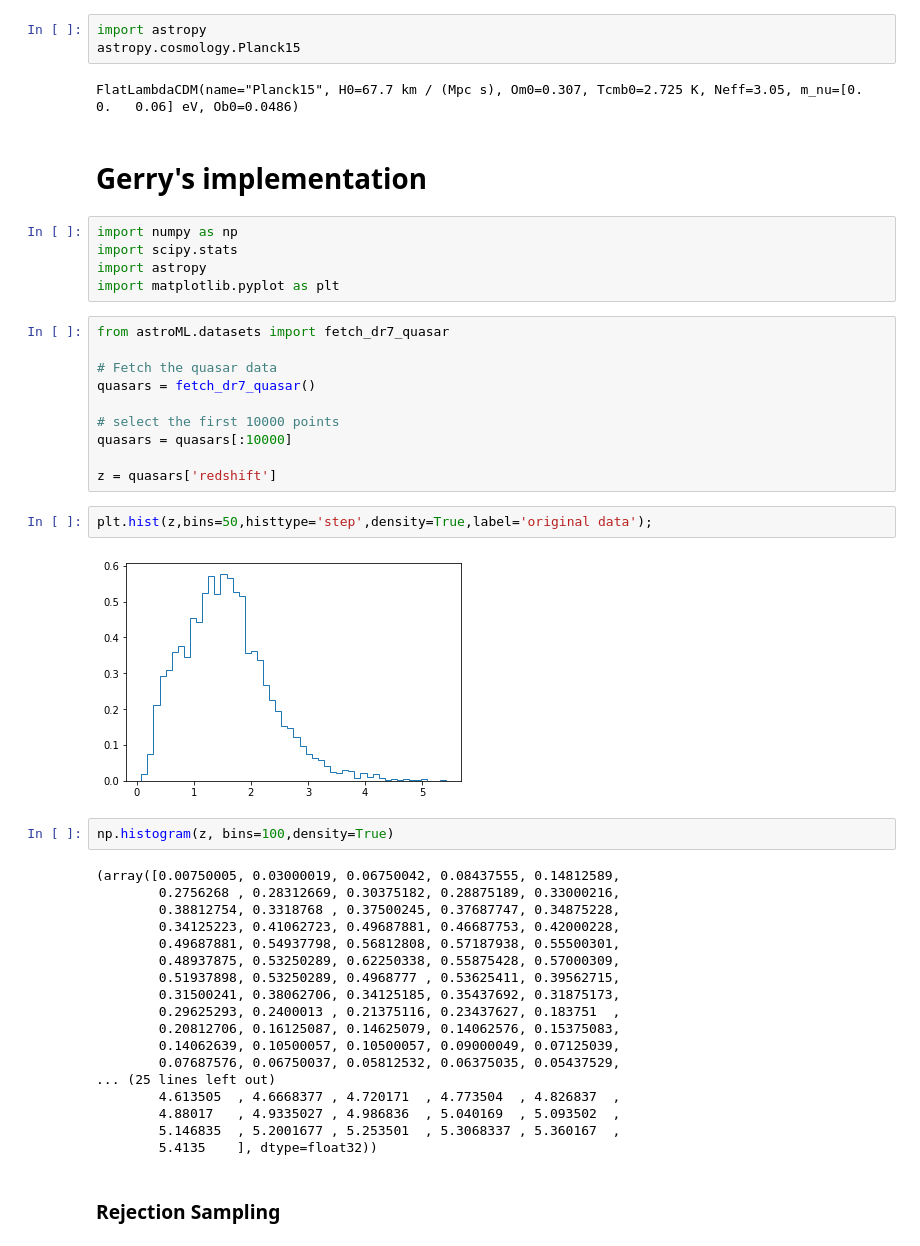
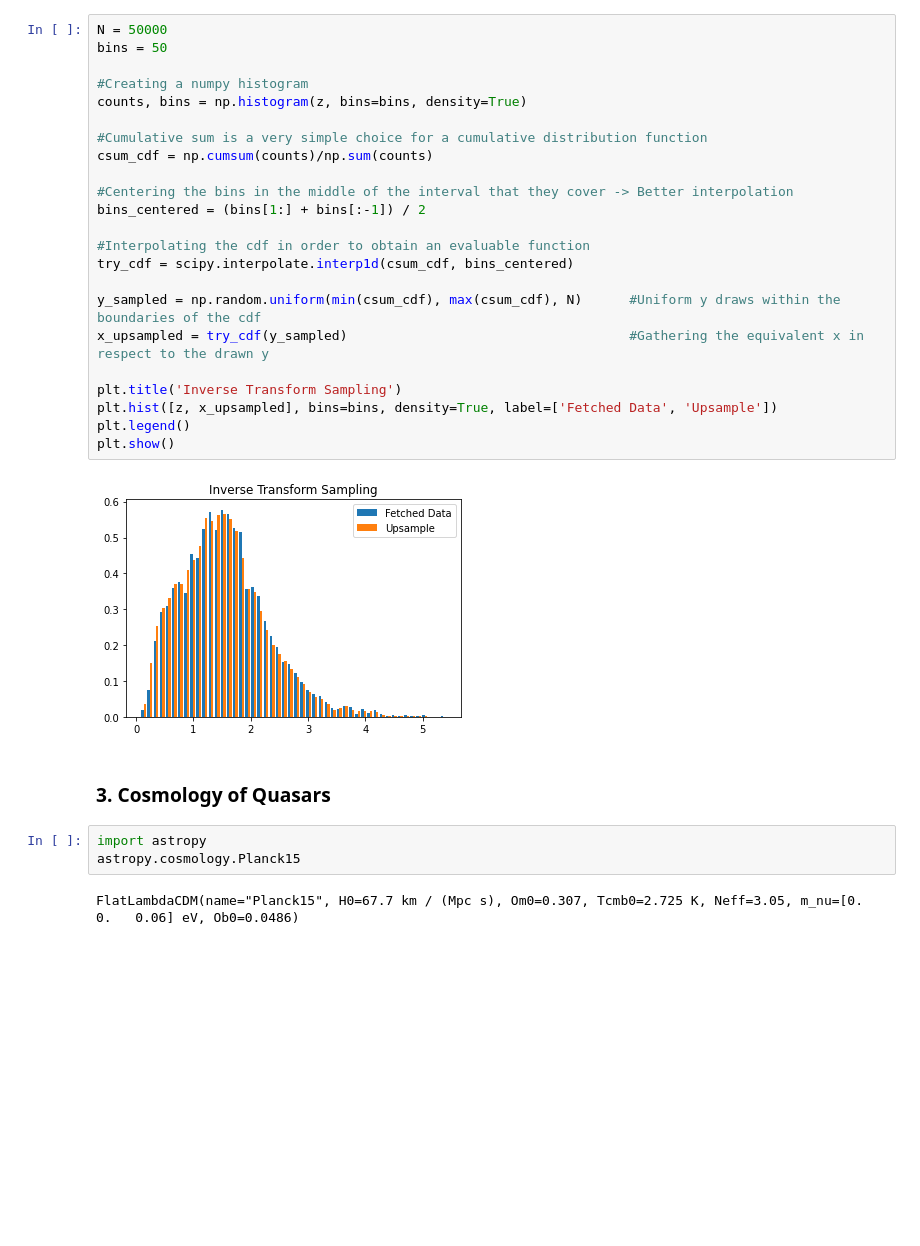
Before and after one commit to olli-e-benji/Astrostatistics-and-Machine-Learning-2023, a Jupyter notebook: working/L04_Quasars.ipynb, the cells around one changed output. Cells and saved outputs as stored; diff of their text form; blank space fills up the shorter version.

```diff
--- a/working/L04_Quasars.ipynb
+++ b/working/L04_Quasars.ipynb
@@ -61,48 +50,32 @@ False
+# %%
+N = 50000
+bins = 50
+
+#Creating a numpy histogram
+counts, bins = np.histogram(z, bins=bins, density=True)
+
+#Cumulative sum is a very simple choice for a cumulative distribution function
+csum_cdf = np.cumsum(counts)/np.sum(counts)
+
+#Centering the bins in the middle of the interval that they cover -> Better interpolation
+bins_centered = (bins[1:] + bins[:-1]) / 2
+
+#Interpolating the cdf in order to obtain an evaluable function
+try_cdf = scipy.interpolate.interp1d(csum_cdf, bins_centered)
+
+y_sampled = np.random.uniform(min(csum_cdf), max(csum_cdf), N)      #Uniform y draws within the boundaries of the cdf
+x_upsampled = try_cdf(y_sampled)                                    #Gathering the equivalent x in respect to the drawn y
+
+plt.title('Inverse Transform Sampling')
+plt.hist([z, x_upsampled], bins=bins, density=True, label=['Fetched Data', 'Upsample'])
+plt.legend()
+plt.show()
+# %% [output]
+[figure, added]
+# %% [markdown]
+### 3. Cosmology of Quasars
 # %%
 import astropy
 astropy.cosmology.Planck15
 # %% [output]
 FlatLambdaCDM(name="Planck15", H0=67.7 km / (Mpc s), Om0=0.307, Tcmb0=2.725 K, Neff=3.05, m_nu=[0.   0.   0.06] eV, Ob0=0.0486)
-# %% [markdown]
-# Gerry's implementation
-# %%
-import numpy as np
-import scipy.stats
-import astropy
-import matplotlib.pyplot as plt
-# %%
-from astroML.datasets import fetch_dr7_quasar
-
-# Fetch the quasar data
-quasars = fetch_dr7_quasar()
-
-# select the first 10000 points
-quasars = quasars[:10000]
-
-z = quasars['redshift']
-# %%
-plt.hist(z,bins=50,histtype='step',density=True,label='original data');
-# %% [output]
-[figure, removed]
-# %%
-np.histogram(z, bins=100,density=True)
-# %% [output]
-(array([0.00750005, 0.03000019, 0.06750042, 0.08437555, 0.14812589,
-        0.2756268 , 0.28312669, 0.30375182, 0.28875189, 0.33000216,
-        0.38812754, 0.3318768 , 0.37500245, 0.37687747, 0.34875228,
-        0.34125223, 0.41062723, 0.49687881, 0.46687753, 0.42000228,
-        0.49687881, 0.54937798, 0.56812808, 0.57187938, 0.55500301,
-        0.48937875, 0.53250289, 0.62250338, 0.55875428, 0.57000309,
-        0.51937898, 0.53250289, 0.4968777 , 0.53625411, 0.39562715,
-        0.31500241, 0.38062706, 0.34125185, 0.35437692, 0.31875173,
-        0.29625293, 0.2400013 , 0.21375116, 0.23437627, 0.183751  ,
-        0.20812706, 0.16125087, 0.14625079, 0.14062576, 0.15375083,
-        0.14062639, 0.10500057, 0.10500057, 0.09000049, 0.07125039,
-        0.07687576, 0.06750037, 0.05812532, 0.06375035, 0.05437529,
-... (25 lines left out)
-        4.613505  , 4.6668377 , 4.720171  , 4.773504  , 4.826837  ,
-        4.88017   , 4.9335027 , 4.986836  , 5.040169  , 5.093502  ,
-        5.146835  , 5.2001677 , 5.253501  , 5.3068337 , 5.360167  ,
-        5.4135    ], dtype=float32))
-# %% [markdown]
-### Rejection Sampling
```
Also changed, not shown: parts of 12 cells of this notebook.
